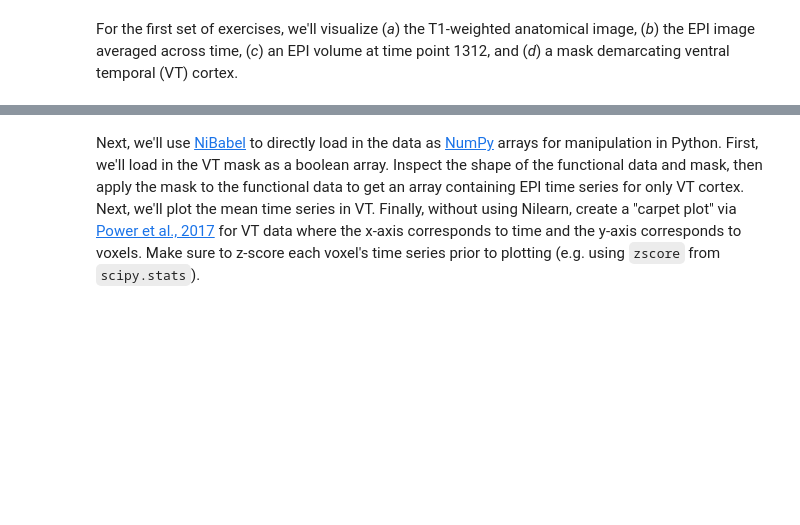
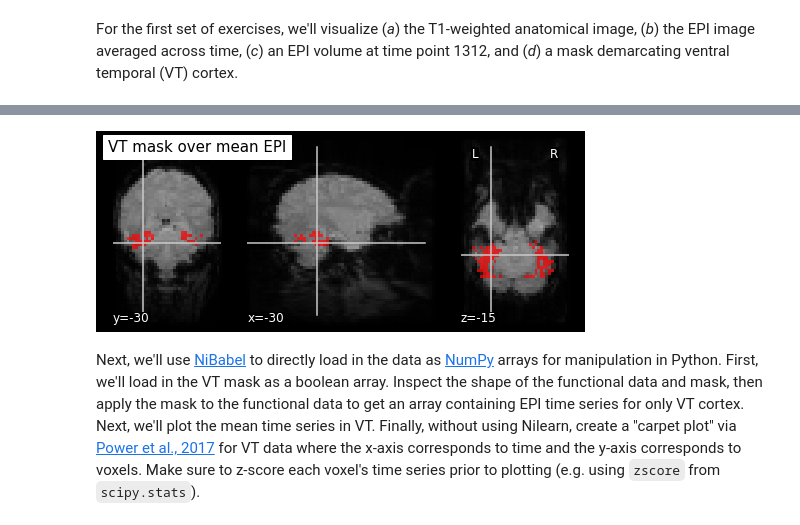
Before and after one commit to jye6680/psets, a Jupyter notebook: fmri-ps1/KarenChristianson-fmri-ps1-exercises.ipynb, the cells around one changed output, grey strips where cells are left out. Saved outputs shown, nothing was run; the diff lists cells and outputs as text; code cells hidden in the pictures; blank space fills up the shorter version.

```diff
--- a/fmri-ps1/KarenChristianson-fmri-ps1-exercises.ipynb
+++ b/fmri-ps1/KarenChristianson-fmri-ps1-exercises.ipynb
@@ -32,3 +61,17 @@ For the first set of exercises, we'll visualize (*a*) the T1-weighted anatomical
+# %%
+# Visualize the VT mask overlad on the mean EPI here:
+
+# set new coordinates for ROI
+cut_coords = (-30, -30, -15)
+
+# plot the VT mask overlaid on mean EPI
+plot_roi(roi_img = haxby_dataset.mask_vt[0],
+         bg_img = mean_img(haxby_dataset.func[0]),
+         cut_coords = cut_coords,
+         cmap = 'bwr_r',
+         title = 'VT mask over mean EPI');
+# %% [output]
+[figure, added]
 # %% [markdown]
 Next, we'll use [NiBabel](https://nipy.org/nibabel/) to directly load in the data as [NumPy](https://numpy.org/) arrays for manipulation in Python. First, we'll load in the VT mask as a boolean array. Inspect the shape of the functional data and mask, then apply the mask to the functional data to get an array containing EPI time series for only VT cortex. Next, we'll plot the mean time series in VT. Finally, without using Nilearn, create a "carpet plot" via [Power et al., 2017](https://doi.org/10.1016/j.neuroimage.2016.08.009) for VT data where the x-axis corresponds to time and the y-axis corresponds to voxels. Make sure to z-score each voxel's time series prior to plotting (e.g. using `zscore` from `scipy.stats`).
 # %%
```
Also changed, not shown: parts of 27 cells of this notebook.
